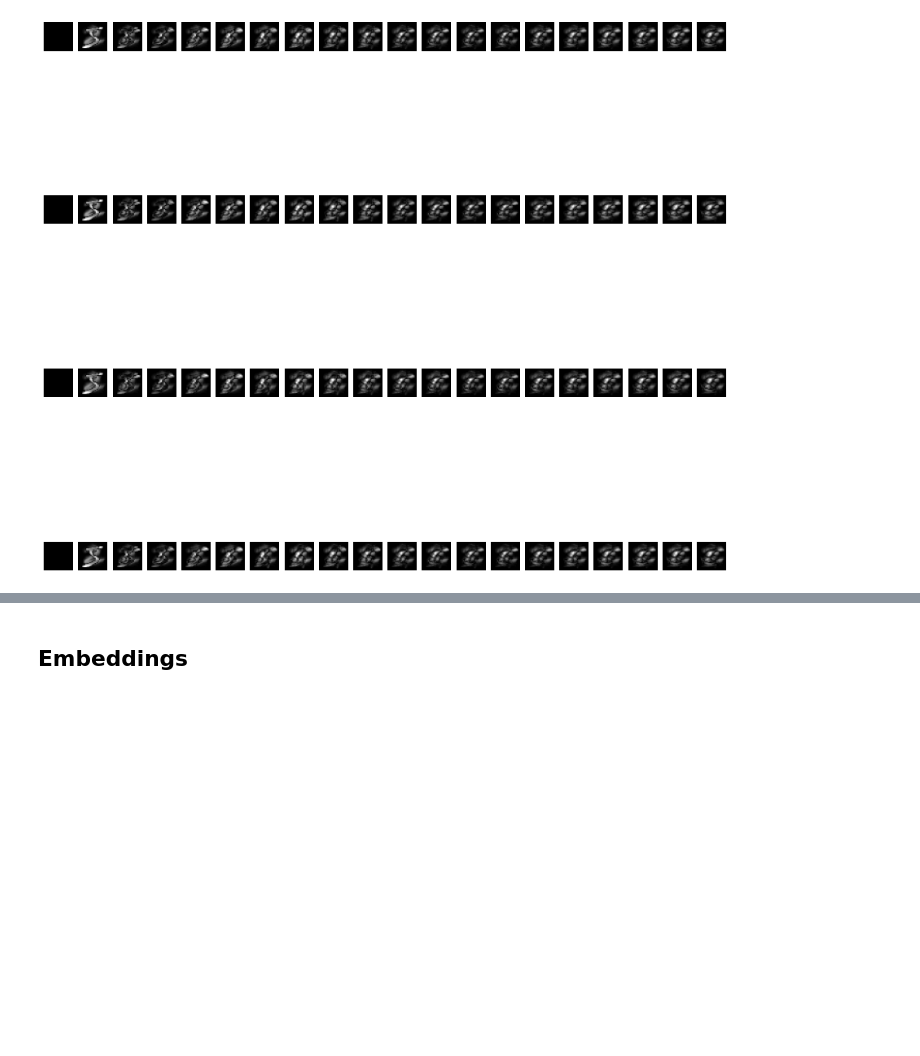
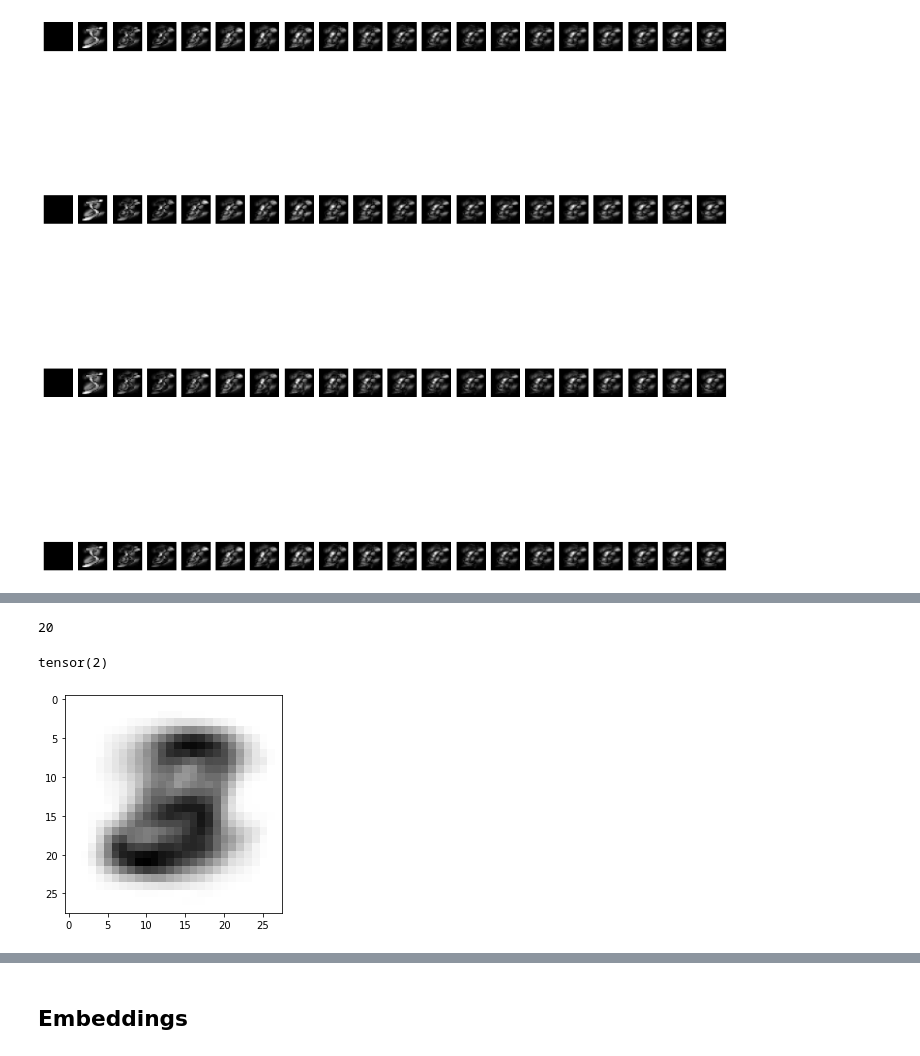
Before and after one commit to nmank/FlagIRLS, a Jupyter notebook: MNIST.ipynb, the cells around one changed output, grey strips where cells are left out. Saved outputs shown, nothing was run; the diff lists cells and outputs as text; code cells hidden in the pictures; blank space fills up the shorter version.

```diff
--- a/MNIST.ipynb
+++ b/MNIST.ipynb
@@ -507,0 +559,36 @@ print('Check finished.')
+# %%
+
+
+
+k = 1 #Gr(k,n)
+num_samples2 = 100 #number of samples of the 2 digit
+n_its = 20 #number of iterations for FlagIRLS
+seed = 1 #for initialization
+incr = 5 #samples 5s from 0 to num_samples2 in increments of incr
+
+plot_k = 0 #the ith column of the outputs of FlagIRLS and FlagIRLS
+
+if num_samples2 % incr != 0:
+    print('incr does not divide num_samples2 evenly!')
+# %%
+
+flagmeans = []
+sin_medians = []
+max_cosines = []
+geo_medians = []
+n2s  = []
+n5s = []
+
+for num_samples5 in range(0,num_samples2,incr):
+    out = run_test(k,num_samples2,num_samples5,n_its,seed)
+    flagmeans.append(out[0])
+    sin_medians.append(out[1])
+    max_cosines.append(out[2])
+    if k == 1:
+        geo_medians.append(out[3])
+    n2s.append(num_samples2)
+    n5s.append(num_samples5)
+if k == 1:
+    dataset = out[4]
+else:
+    dataset = out[3]
@@ -507,0 +660,11 @@ print('Check finished.')
+# %%
+len(sin_medians)
+# %% [output]
+20
+# %%
+point = sin_medians[18]
+plt.imshow(point.reshape(28,28), cmap = 'gray')
+torch.argmax(model(torch.tensor(point.T*-255).float()))
+# %% [output]
+tensor(2)
+[figure, added]
```
Also changed, not shown: parts of 23 cells of this notebook.
